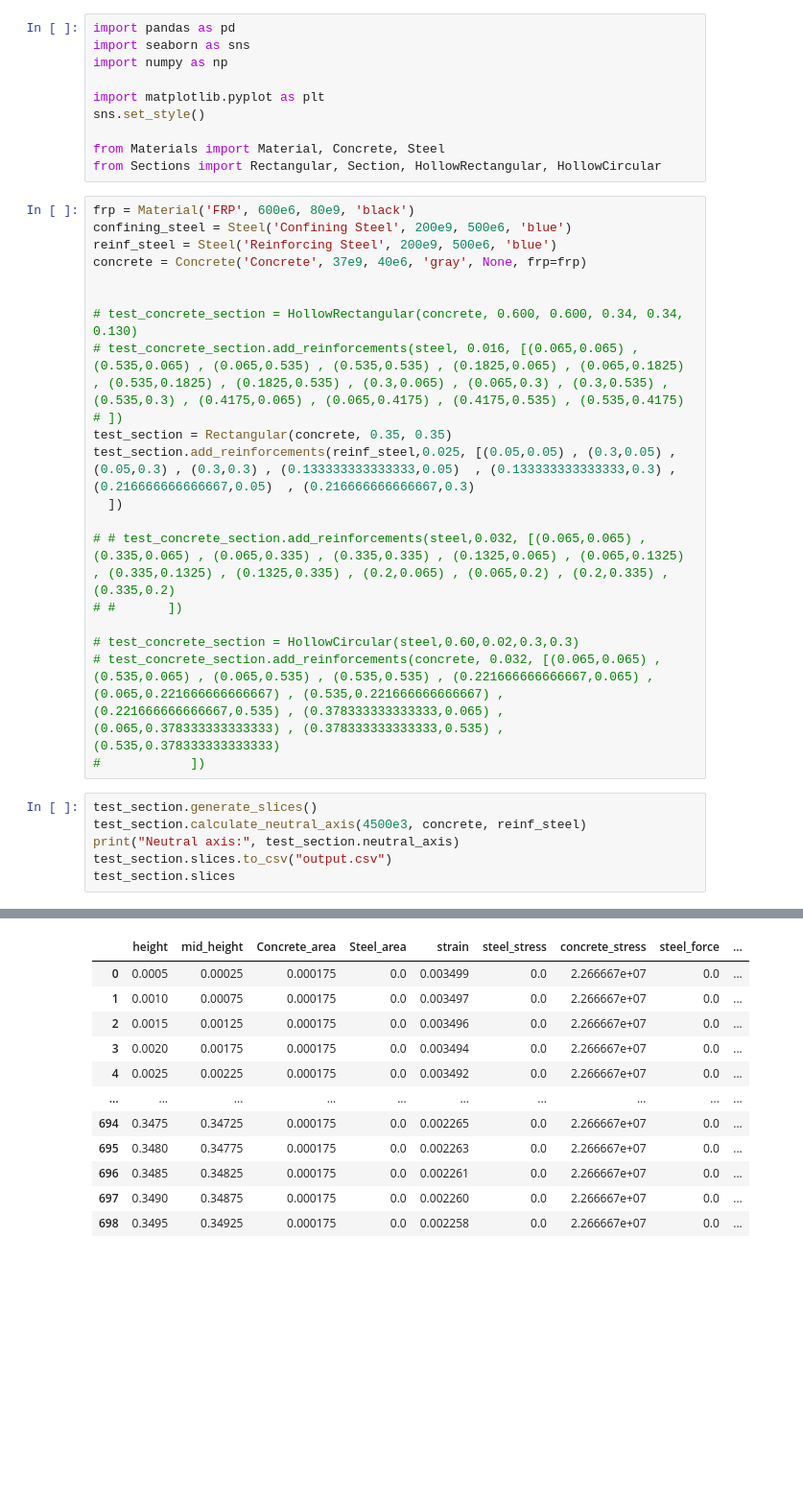
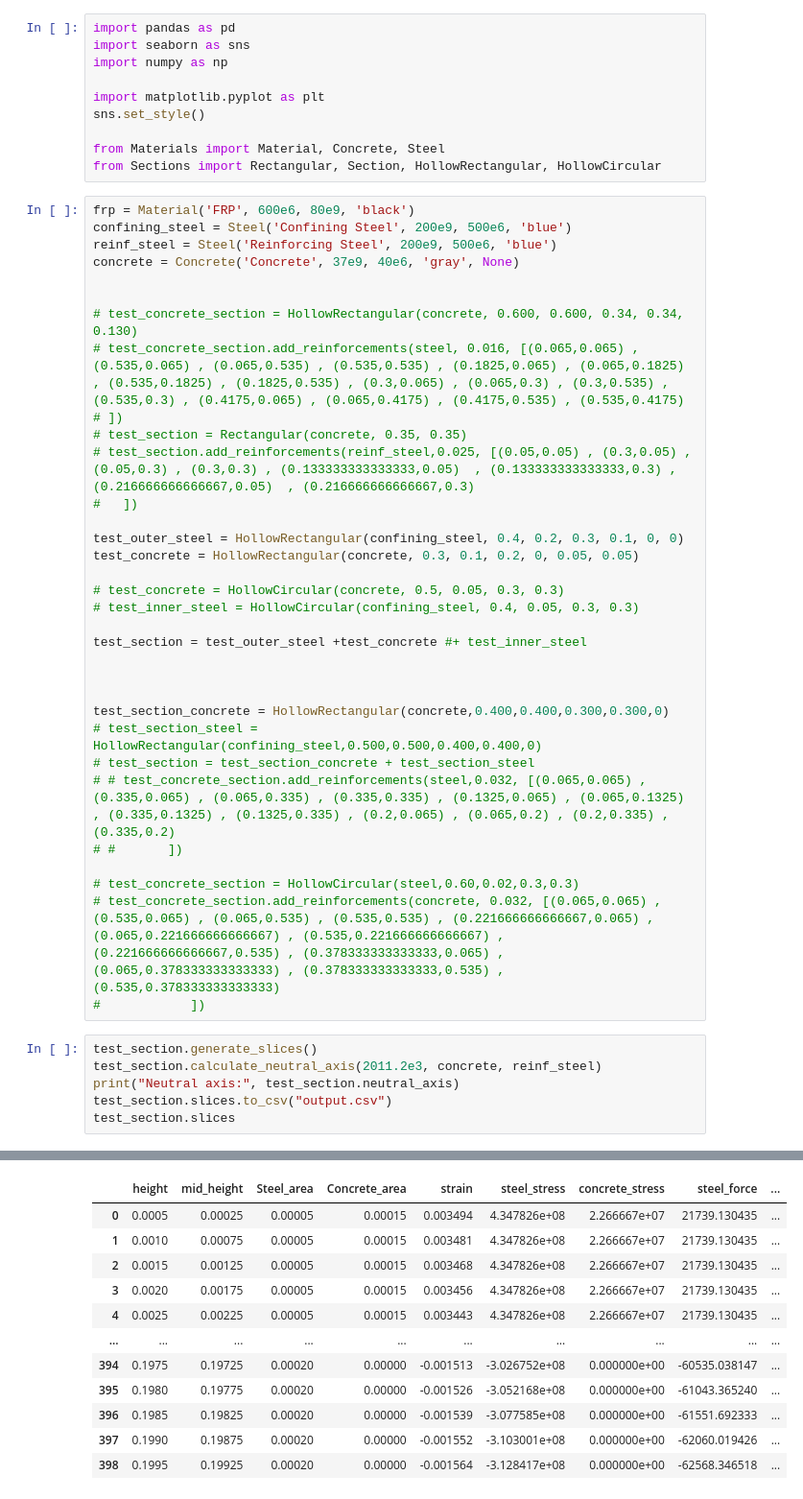
Before and after one commit to AntigoniChatzidaki/Thesis-Section-Analysis, a Jupyter notebook: Section_Analysis.ipynb, the cells around one changed output, grey strips where cells are left out. Shown at 96% size. Saved outputs shown, nothing was run; the diff lists cells and outputs as text; blank space fills up the shorter version.

```diff
--- a/Section_Analysis.ipynb
+++ b/Section_Analysis.ipynb
@@ -12,16 +12,29 @@ from Sections import Rectangular, Section, HollowRectangular, HollowCircular
 frp = Material('FRP', 600e6, 80e9, 'black')
 confining_steel = Steel('Confining Steel', 200e9, 500e6, 'blue')
 reinf_steel = Steel('Reinforcing Steel', 200e9, 500e6, 'blue')
-concrete = Concrete('Concrete', 37e9, 40e6, 'gray', None, frp=frp)
+concrete = Concrete('Concrete', 37e9, 40e6, 'gray', None)
 
 
 # test_concrete_section = HollowRectangular(concrete, 0.600, 0.600, 0.34, 0.34, 0.130)
 # test_concrete_section.add_reinforcements(steel, 0.016, [(0.065,0.065) , (0.535,0.065) , (0.065,0.535) , (0.535,0.535) , (0.1825,0.065) , (0.065,0.1825) , (0.535,0.1825) , (0.1825,0.535) , (0.3,0.065) , (0.065,0.3) , (0.3,0.535) , (0.535,0.3) , (0.4175,0.065) , (0.065,0.4175) , (0.4175,0.535) , (0.535,0.4175)
 # ])
-test_section = Rectangular(concrete, 0.35, 0.35)
-test_section.add_reinforcements(reinf_steel,0.025, [(0.05,0.05) , (0.3,0.05) , (0.05,0.3) , (0.3,0.3) , (0.133333333333333,0.05)  , (0.133333333333333,0.3) , (0.216666666666667,0.05)  , (0.216666666666667,0.3)
-  ])
+# test_section = Rectangular(concrete, 0.35, 0.35)
+# test_section.add_reinforcements(reinf_steel,0.025, [(0.05,0.05) , (0.3,0.05) , (0.05,0.3) , (0.3,0.3) , (0.133333333333333,0.05)  , (0.133333333333333,0.3) , (0.216666666666667,0.05)  , (0.216666666666667,0.3)
+#   ])
 
+test_outer_steel = HollowRectangular(confining_steel, 0.4, 0.2, 0.3, 0.1, 0, 0)
+test_concrete = HollowRectangular(concrete, 0.3, 0.1, 0.2, 0, 0.05, 0.05)
+
+# test_concrete = HollowCircular(concrete, 0.5, 0.05, 0.3, 0.3)
+# test_inner_steel = HollowCircular(confining_steel, 0.4, 0.05, 0.3, 0.3)
+
+test_section = test_outer_steel +test_concrete #+ test_inner_steel
+
+
+
+test_section_concrete = HollowRectangular(concrete,0.400,0.400,0.300,0.300,0)
+# test_section_steel = HollowRectangular(confining_steel,0.500,0.500,0.400,0.400,0)
+# test_section = test_section_concrete + test_section_steel
 # # test_concrete_section.add_reinforcements(steel,0.032, [(0.065,0.065) , (0.335,0.065) , (0.065,0.335) , (0.335,0.335) , (0.1325,0.065) , (0.065,0.1325) , (0.335,0.1325) , (0.1325,0.335) , (0.2,0.065) , (0.065,0.2) , (0.2,0.335) , (0.335,0.2)
 # #       ])
 
@@ -30,7 +43,7 @@ test_section.add_reinforcements(reinf_steel,0.025, [(0.05,0.05) , (0.3,0.05) , (
 #            ])
 # %%
 test_section.generate_slices()
-test_section.calculate_neutral_axis(4500e3, concrete, reinf_steel)
+test_section.calculate_neutral_axis(2011.2e3, concrete, reinf_steel)
 print("Neutral axis:", test_section.neutral_axis)
 test_section.slices.to_csv("output.csv")
 test_section.slices
@@ -39,12 +52,12 @@ Neutral axis: 0.9751718416098225
-|  | height | mid_height | Concrete_area | Steel_area | strain | steel_stress | concrete_stress | steel_force | ... |
-| 0 | 0.0005 | 0.00025 | 0.000175 | 0.0 | 0.003499 | 0.0 | 2.266667e+07 | 0.0 | ... |
-| 1 | 0.0010 | 0.00075 | 0.000175 | 0.0 | 0.003497 | 0.0 | 2.266667e+07 | 0.0 | ... |
-| 2 | 0.0015 | 0.00125 | 0.000175 | 0.0 | 0.003496 | 0.0 | 2.266667e+07 | 0.0 | ... |
-| 3 | 0.0020 | 0.00175 | 0.000175 | 0.0 | 0.003494 | 0.0 | 2.266667e+07 | 0.0 | ... |
-| 4 | 0.0025 | 0.00225 | 0.000175 | 0.0 | 0.003492 | 0.0 | 2.266667e+07 | 0.0 | ... |
+|  | height | mid_height | Steel_area | Concrete_area | strain | steel_stress | concrete_stress | steel_force | ... |
+| 0 | 0.0005 | 0.00025 | 0.00005 | 0.00015 | 0.003494 | 4.347826e+08 | 2.266667e+07 | 21739.130435 | ... |
+| 1 | 0.0010 | 0.00075 | 0.00005 | 0.00015 | 0.003481 | 4.347826e+08 | 2.266667e+07 | 21739.130435 | ... |
+| 2 | 0.0015 | 0.00125 | 0.00005 | 0.00015 | 0.003468 | 4.347826e+08 | 2.266667e+07 | 21739.130435 | ... |
+| 3 | 0.0020 | 0.00175 | 0.00005 | 0.00015 | 0.003456 | 4.347826e+08 | 2.266667e+07 | 21739.130435 | ... |
+| 4 | 0.0025 | 0.00225 | 0.00005 | 0.00015 | 0.003443 | 4.347826e+08 | 2.266667e+07 | 21739.130435 | ... |
 | ... | ... | ... | ... | ... | ... | ... | ... | ... | ... |
-| 694 | 0.3475 | 0.34725 | 0.000175 | 0.0 | 0.002265 | 0.0 | 2.266667e+07 | 0.0 | ... |
-| 695 | 0.3480 | 0.34775 | 0.000175 | 0.0 | 0.002263 | 0.0 | 2.266667e+07 | 0.0 | ... |
-| 696 | 0.3485 | 0.34825 | 0.000175 | 0.0 | 0.002261 | 0.0 | 2.266667e+07 | 0.0 | ... |
-| 697 | 0.3490 | 0.34875 | 0.000175 | 0.0 | 0.002260 | 0.0 | 2.266667e+07 | 0.0 | ... |
-| 698 | 0.3495 | 0.34925 | 0.000175 | 0.0 | 0.002258 | 0.0 | 2.266667e+07 | 0.0 | ... |
+| 394 | 0.1975 | 0.19725 | 0.00020 | 0.00000 | -0.001513 | -3.026752e+08 | 0.000000e+00 | -60535.038147 | ... |
+| 395 | 0.1980 | 0.19775 | 0.00020 | 0.00000 | -0.001526 | -3.052168e+08 | 0.000000e+00 | -61043.365240 | ... |
+| 396 | 0.1985 | 0.19825 | 0.00020 | 0.00000 | -0.001539 | -3.077585e+08 | 0.000000e+00 | -61551.692333 | ... |
+| 397 | 0.1990 | 0.19875 | 0.00020 | 0.00000 | -0.001552 | -3.103001e+08 | 0.000000e+00 | -62060.019426 | ... |
+| 398 | 0.1995 | 0.19925 | 0.00020 | 0.00000 | -0.001564 | -3.128417e+08 | 0.000000e+00 | -62568.346518 | ... |
```
Also changed, not shown: parts of 6 cells of this notebook, 4 other files.
